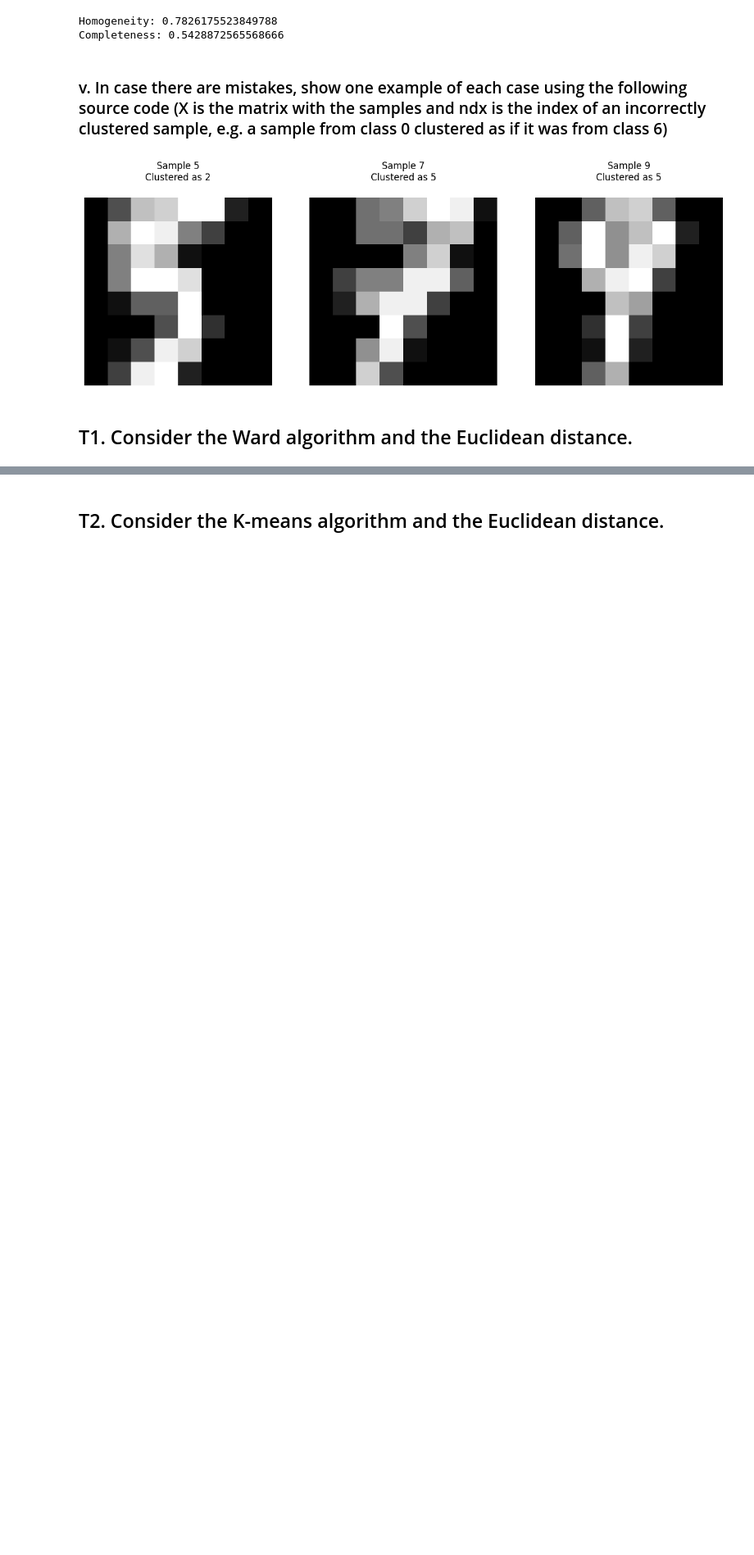
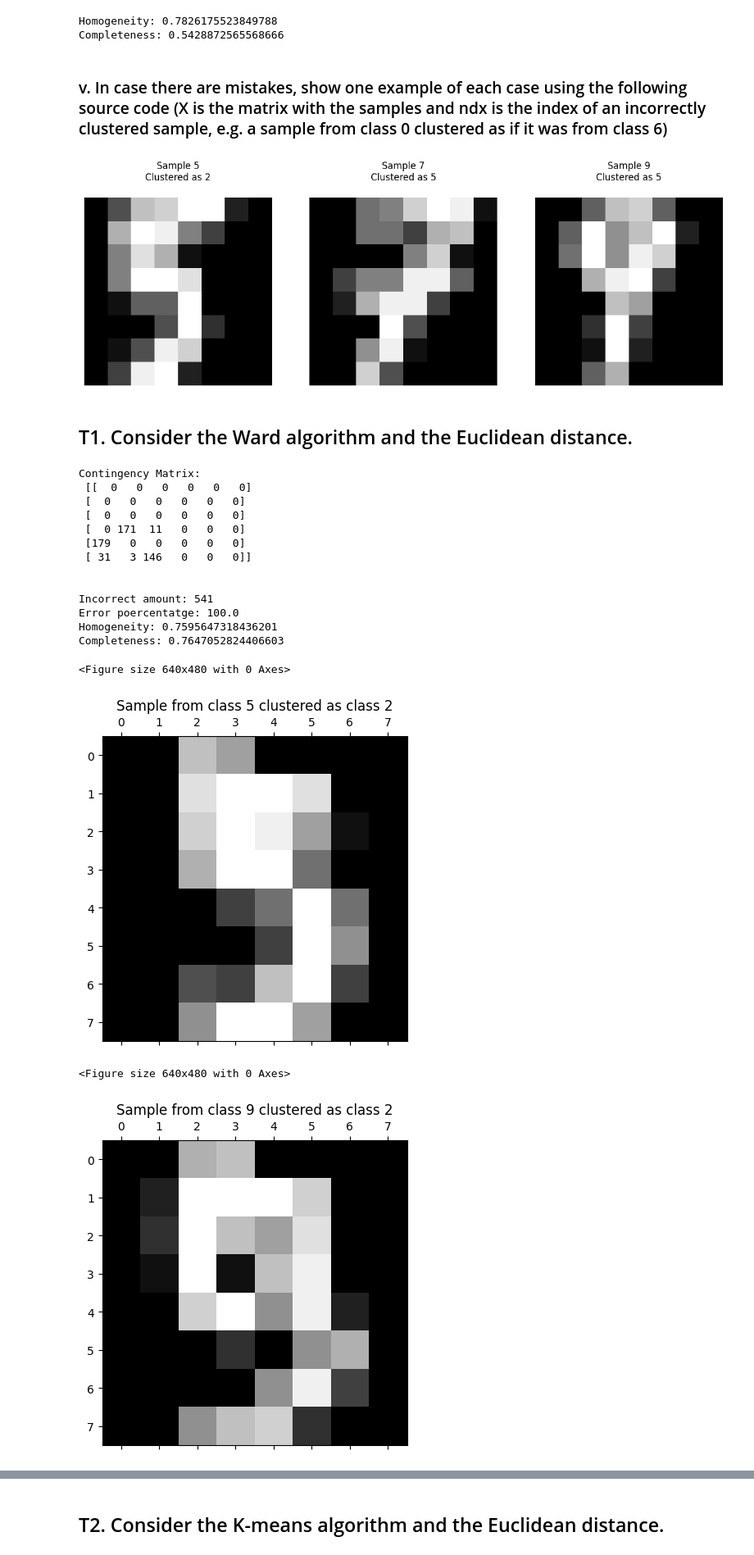
Before and after one commit to pedromartip/Unsupervised_learning, a Jupyter notebook: alltasks.ipynb, the cells around one changed output, grey strips where cells are left out. Shown at 82% size. Saved outputs shown, nothing was run; the diff lists cells and outputs as text; code cells hidden in the pictures; blank space fills up the shorter version.

```diff
--- a/alltasks.ipynb
+++ b/alltasks.ipynb
@@ -177,5 +154,62 @@ plt.show()
+# %%
+def best_case(y, y_pred_best, class_labels):
+    contingency_matrix = confusion_matrix(y, y_pred_best)
+    print(f"\nContingency Matrix:\n {contingency_matrix}\n")
+
+    incorrect_clustered = (y != y_pred_best)
+    n_incorrect = np.sum(incorrect_clustered)
+    error_percentatge = n_incorrect/len(y)*100
+    print(f"\nIncorrect amount: {n_incorrect}\nError poercentatge: {error_percentatge}")
+
+    homogeneity = homogeneity_score(y, y_pred_best)
+    completeness = completeness_score(y, y_pred_best)
+    print("Homogeneity:", homogeneity)
+    print("Completeness:", completeness)
+
+    for class_label in class_labels:
+        # Finding the first instance where the predicted cluster does not match the actual class
+        incorrect_indices = np.where((y == class_label) & (y_pred_best != class_to_cluster[class_label]))[0]
+        if len(incorrect_indices) > 0:
+            ndx = incorrect_indices[0]
+            plt.figure()
+            plt.gray()
+            plt.matshow(X[ndx].reshape(8, 8))
+            plt.title(f'Sample from class {class_label} clustered as class {y_pred_best[ndx]}')
+            plt.show()
+
+    return contingency_matrix, n_incorrect, error_percentage, homogeneity, completeness
 # %% [markdown]
 ## T1. Consider the Ward algorithm and the Euclidean distance.
+# %%
+best_v_measure_ward = 0
+best_labels_ward = None
+n_clusters_list = [2,3,4,5]
+
+for n_clusters in n_clusters_list:
+    v_measure, labels = cluster_and_evaluate(lambda: AgglomerativeClustering(n_clusters=n_clusters, metric='euclidean', linkage='ward'), X_pca)
+    if(v_measure > best_v_measure_ward):
+        best_v_measure_ward = v_measure
+        best_labels_ward = labels
+
+contingency_mat_ward, incorrect_count_ward, error_percentage_ward, homogeneity_ward, completeness_ward = best_case(y, best_labels_ward, [5, 7, 9])
+# %% [output]
+Contingency Matrix:
+ [[  0   0   0   0   0   0]
+ [  0   0   0   0   0   0]
+ [  0   0   0   0   0   0]
+ [  0 171  11   0   0   0]
+ [179   0   0   0   0   0]
+ [ 31   3 146   0   0   0]]
+
+
+Incorrect amount: 541
+Error poercentatge: 100.0
+Homogeneity: 0.7595647318436201
+Completeness: 0.7647052824406603
+<Figure size 640x480 with 0 Axes>
+[figure, added]
+<Figure size 640x480 with 0 Axes>
+[figure, added]
 # %%
 ward = AgglomerativeClustering(n_clusters=5, metric='euclidean', linkage='ward')
 y_pred_ward = ward.fit_predict(X_pca)
```
Also changed, not shown: parts of 9 cells of this notebook.
